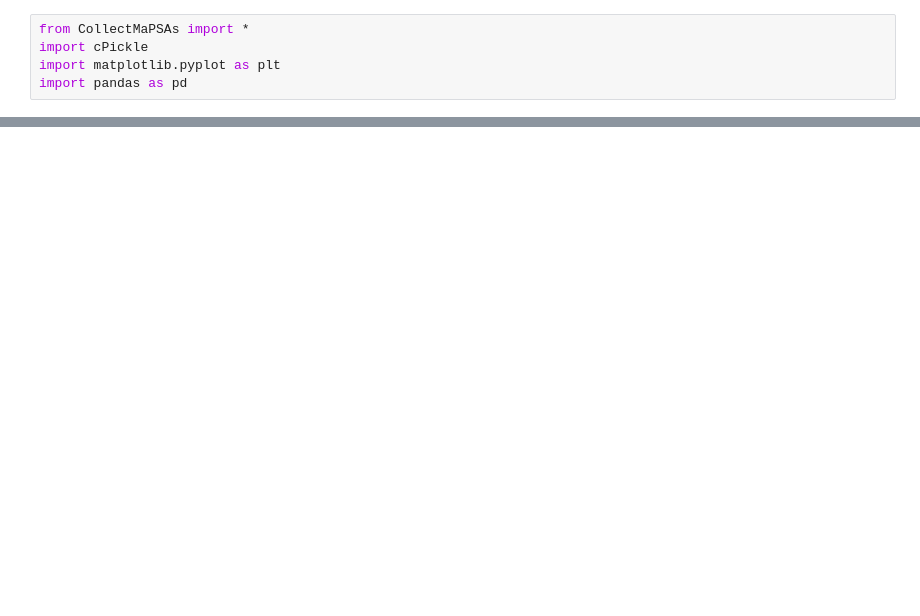
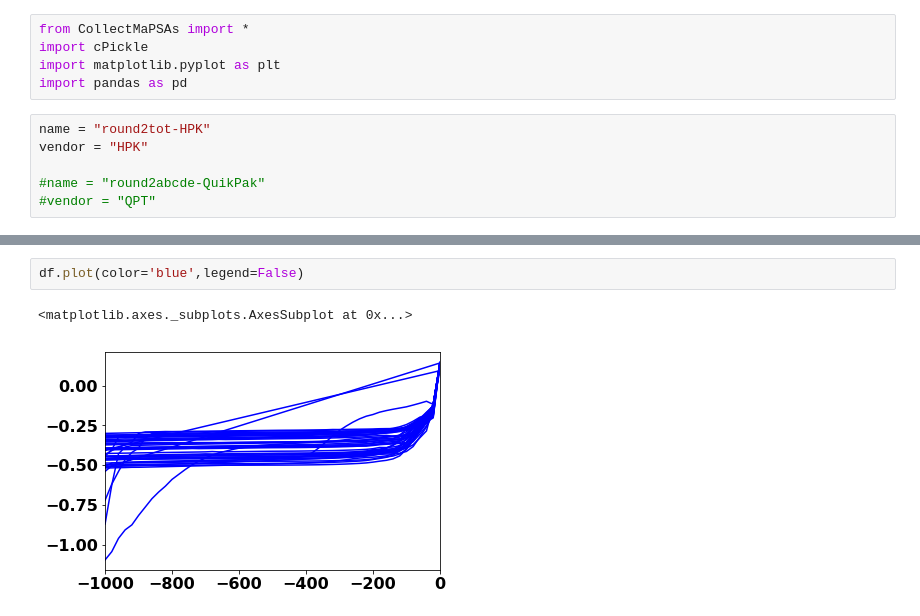
Before and after one commit to jennetd/OT, a Jupyter notebook: vendorIV.ipynb, the cells around one changed output, grey strips where cells are left out. Cells and saved outputs as stored; diff of their text form; blank space fills up the shorter version.

```diff
--- a/vendorIV.ipynb
+++ b/vendorIV.ipynb
@@ -3,3 +3,9 @@ from CollectMaPSAs import *
 import cPickle
 import matplotlib.pyplot as plt
 import pandas as pd
+# %%
+name = "round2tot-HPK"
+vendor = "HPK"
+
+#name = "round2abcde-QuikPak"
+#vendor = "QPT"
@@ -183,0 +219,5 @@ for m in mapsas:
+# %%
+df.plot(color='blue',legend=False)
+# %% [output]
+<matplotlib.axes._subplots.AxesSubplot at 0x...>
+[figure, added]
```
Also changed, not shown: parts of 8 cells of this notebook, 25 other files.
